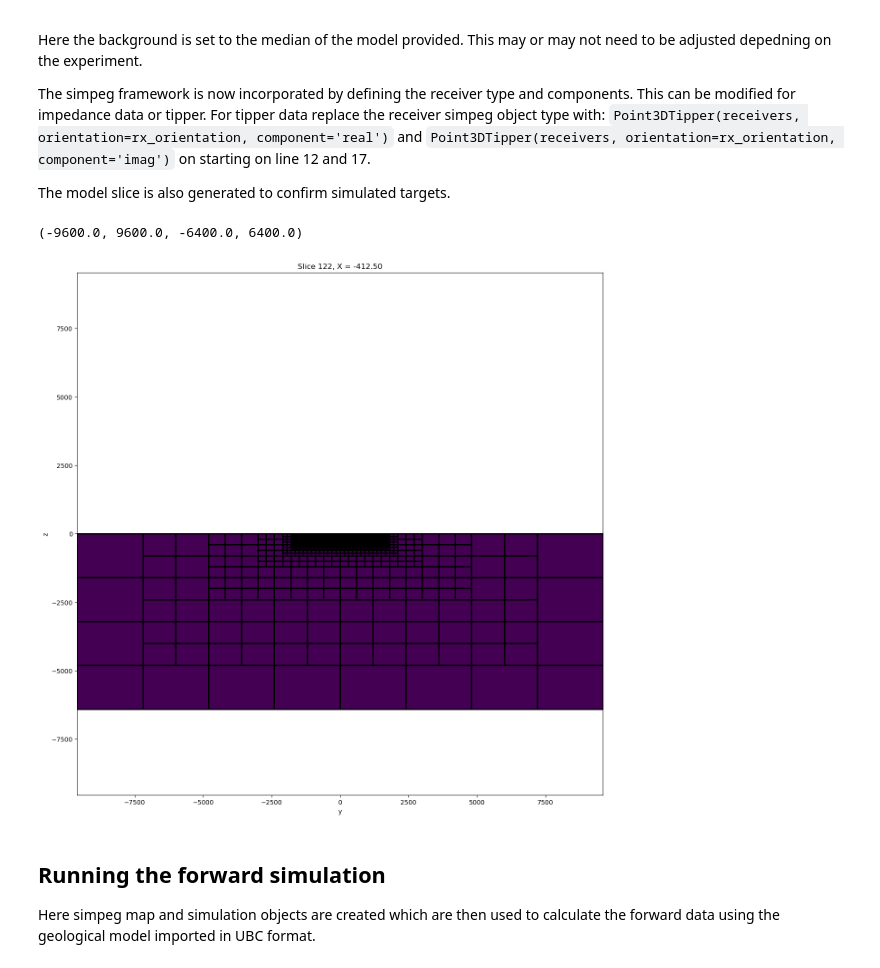
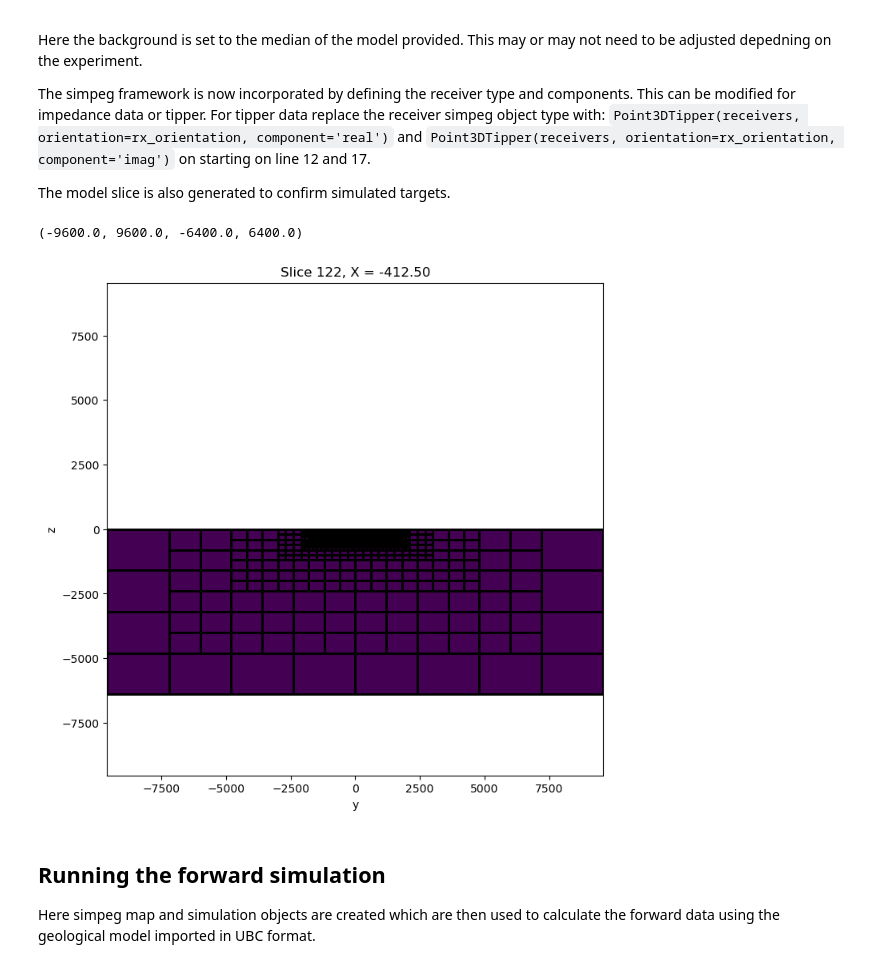
Before and after one commit to simpeg-research/heagy-et-al-2023-aem, a Jupyter notebook: fdem/csem-forward-model-notebook.ipynb, the cells around one changed output. Saved outputs shown, nothing was run; the diff lists cells and outputs as text; code cells hidden in the pictures.

Commit message:
cleaned FDEM simulation

```diff
--- a/fdem/csem-forward-model-notebook.ipynb
+++ b/fdem/csem-forward-model-notebook.ipynb
@@ -93,7 +88,7 @@ receiver numbers: (169, 3)
 # %% [markdown]
 ## Load UBC
 # %%
-ubc_read = open(r"C:\Users\johnk\Documents\git\jresearch\PGI\fdem\fwd_total_field_broadside\dpred_fwd.txt")
+ubc_read = open(r".\data_input\dpred_fwd.txt")
 
 frequencies = [10, 50, 200]
 # organise data by frequency index
@@ -205,35 +200,35 @@ for ii in range(len(frequencies)):
         receivers, "x", "real"
     )
     bxi_receiver = fdem.receivers.PointMagneticFluxDensity(
         receivers, "x", "imag"
     )
 
     receivers_list = [bzr_receiver, bzi_receiver, byr_receiver, byi_receiver, bxr_receiver, bxi_receiver]
 
     # Must define the transmitter properties and associated receivers
     source_list.append(
         fdem.sources.LineCurrent(
             receiver_list=receivers_list,
             frequency=float(frequencies[ii]),
             location=source_locations
         )
     )
 
 # Survey MT
 survey = fdem.Survey(source_list)
 # survey.drape_topography(mesh, active, option='top')                       # drape topo
 
 # plot the mesh
 model_plot = model.copy()
 model_plot[~active] = np.nan
 ind_slice = int(122)
-fig = plt.figure(figsize=(15, 15))
+fig = plt.figure(figsize=(8, 8))
 ax = fig.add_subplot(111)
 mesh.plotSlice(model_plot, normal="X", ax=ax, ind=ind_slice, grid=True)
 ax.axis("equal")
 # %% [output]
 (-9600.0, 9600.0, -6400.0, 6400.0)
-[figure, old version]
+[figure, new version]
 # %% [markdown]
 ## Running the forward simulation
 
```
Also changed, not shown: parts of 5 cells of this notebook, 2 other files.
